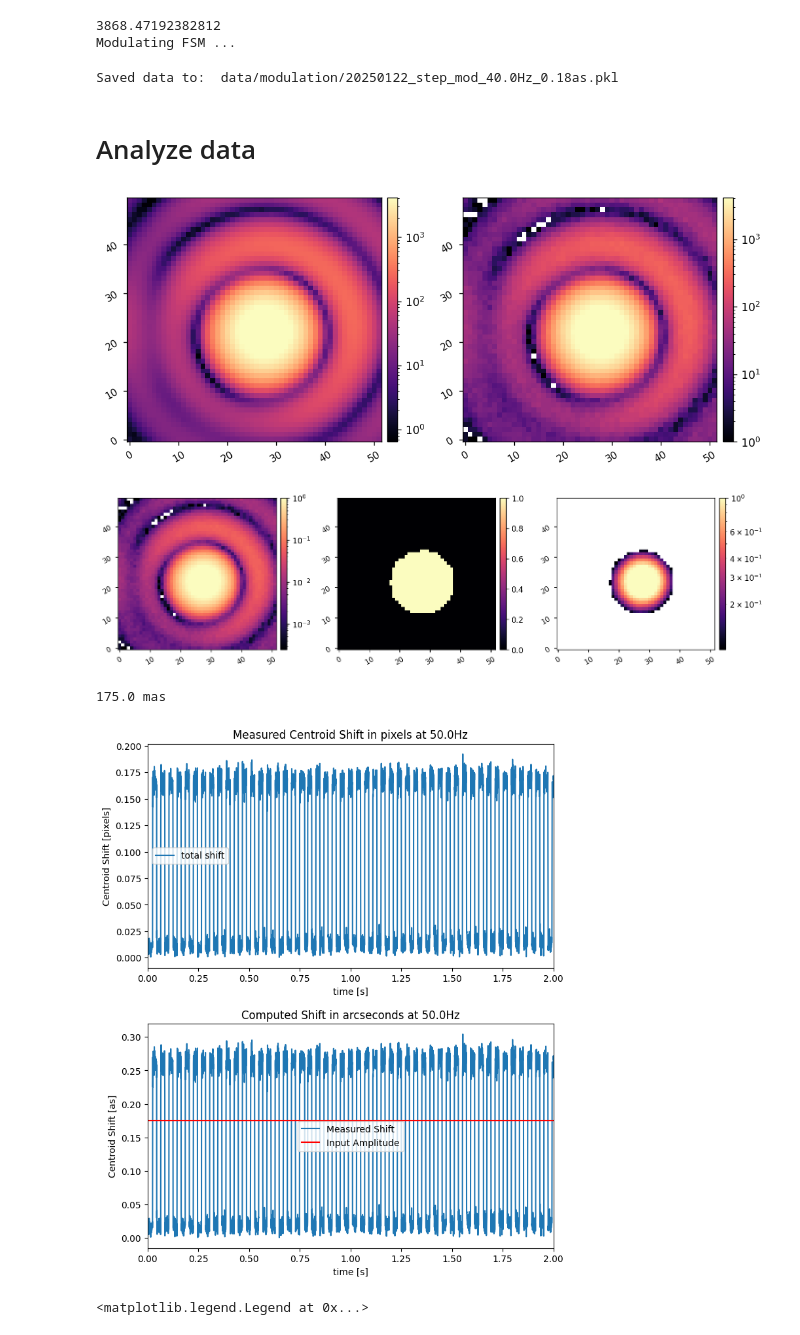
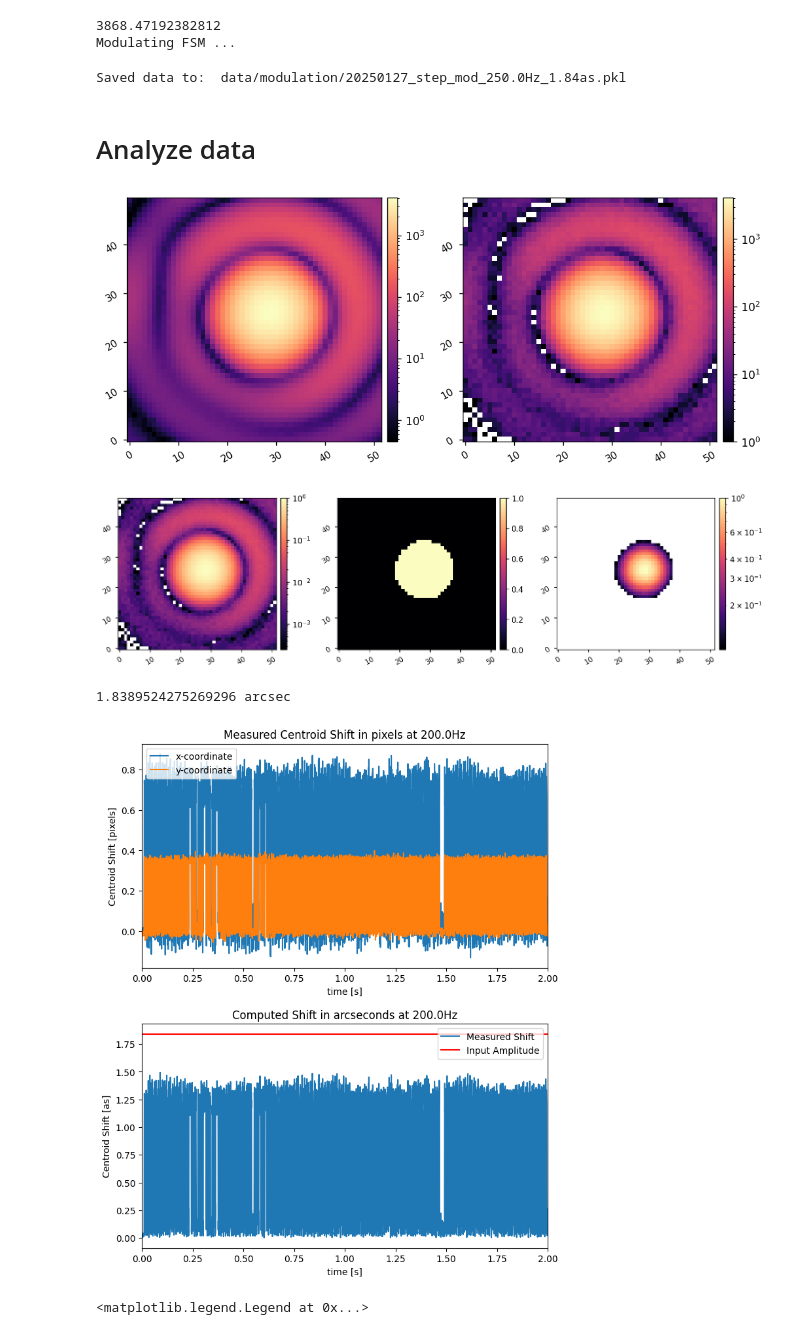
Before and after one commit to nick-lambert/fsm-exps, a Jupyter notebook: record_step_modulation.ipynb, the cells around one changed output. Drawn from its saved outputs; the diff is of its cells as text; code cells hidden in the pictures.

```diff
--- a/record_step_modulation.ipynb
+++ b/record_step_modulation.ipynb
@@ -112,7 +118,8 @@ fsm.write(v_bias)
 # %%
-freq = 50
+freq = 200
 amp = -0.5*as_per_lamD
-amp = 350*u.mas / 2
+amp = 0.1*as_per_lamD
+# amp = 350*u.mas
 t_total = 2
 
 volt_commands = np.zeros((2, 3, 1))
@@ -157,7 +164,7 @@ Modulating FSM ...
 # %%
 utils.save_pickle(f'data/modulation/{today}_step_mod_{freq:.1f}Hz_{amp.to_value(u.arcsec):.2f}as.pkl', data)
 # %% [output]
-Saved data to:  data/modulation/20250122_step_mod_40.0Hz_0.18as.pkl
+Saved data to:  data/modulation/20250127_step_mod_250.0Hz_1.84as.pkl
 # %%
 # fsm.write(v_bias)
 fsm.write(zero)
@@ -222,41 +229,42 @@ shift_pix = np.array(shift_pix)
 shift_pix[:,0] = shift_pix[:,0] - shift_pix[0,0]
 shift_pix[:,1] = shift_pix[:,1] - shift_pix[0,1]
 
 total_shift = np.sqrt( np.sum( np.square(shift_pix), axis=1) )
 
 shift_as = shift_pix * pxscl_lamD * as_per_lamD # pixels * (lamD/pixel) * (as/lamD)
 shift_as = np.sqrt( np.sum( np.square(shift_as), axis=1) )
 
 print(data['AMP'])
 
 fig = plt.figure(figsize=(8,10))
 plt.subplot(211)
-# plt.plot(times, shift_pix[:,0], label='x-coordinate')
-# plt.plot(times, shift_pix[:,1], label='y-coordinate')
-plt.plot(times, total_shift, label='total shift')
+plt.plot(times, shift_pix[:,0], label='x-coordinate')
+plt.plot(times, shift_pix[:,1], label='y-coordinate')
+# plt.plot(times, total_shift, label='total shift')
 plt.title(f'Measured Centroid Shift in pixels at {data["FREQ"]:.1f}Hz')
 plt.ylabel('Centroid Shift [pixels]')
 plt.xlabel('time [s]')
 plt.xlim([0,times.max()])
+# plt.xlim([0.5, 1])
 plt.legend()
 
 plt.subplot(212)
 plt.plot(times, shift_as, label='Measured Shift')
 plt.axhline(y=data['AMP'].to_value(u.arcsec), color='r', linestyle='-', label='Input Amplitude')
 plt.title(f'Computed Shift in arcseconds at {data["FREQ"]:.1f}Hz')
 plt.ylabel('Centroid Shift [as]')
 plt.xlabel('time [s]')
 plt.xlim([0,times.max()])
-# plt.xlim([0, 1])
+# plt.xlim([0.5, 1])
 plt.legend()
 
 plt.subplots_adjust(hspace=0.25)
 plt.show()
 # %% [output]
-[figure, old version]
+[figure, new version]
-[figure, old version]
+[figure, new version]
-175.0 mas
+1.8389524275269296 arcsec
-[figure, old version]
+[figure, new version]
 # %%
 plt.plot(times, total_shift, label='Measured Shift')
 # plt.axhline(y=data['AMP'].to_value(u.arcsec), color='r', linestyle='-', label='Input Amplitude')
```
Also changed, not shown: parts of 7 cells of this notebook, 3 other files.
